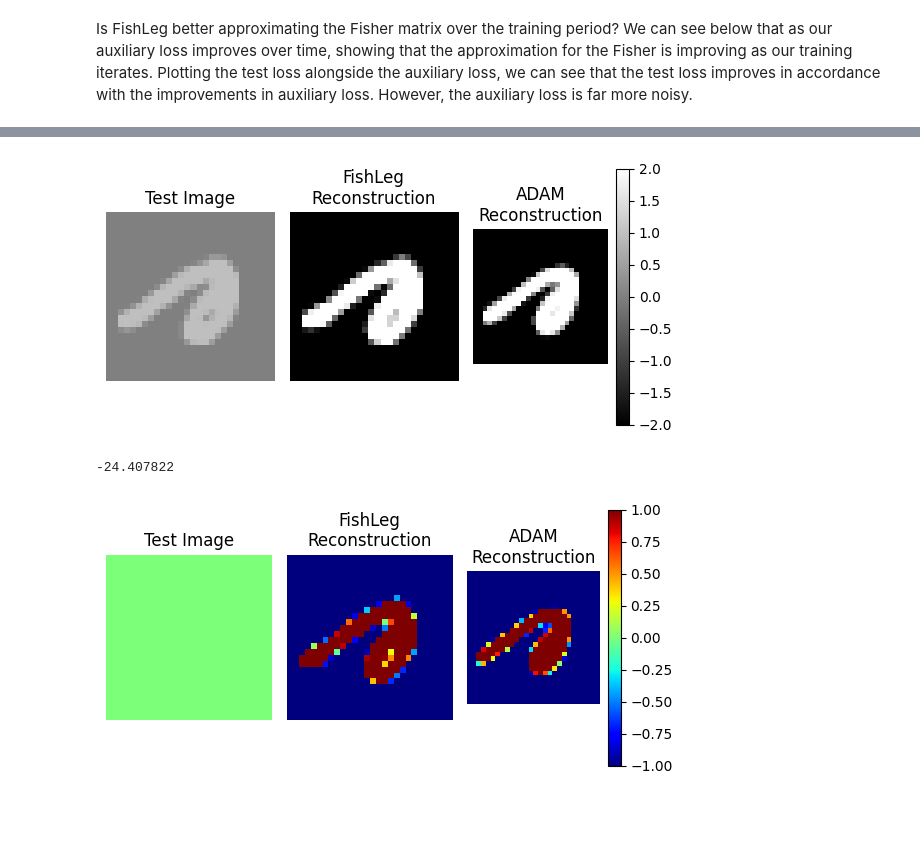
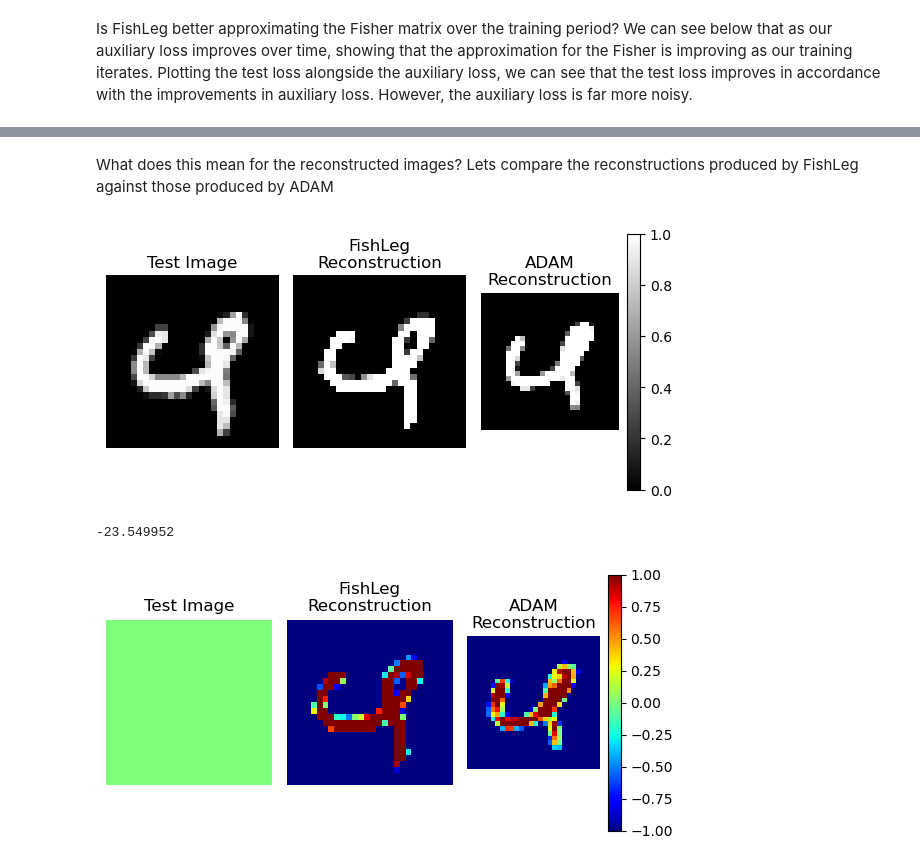
Before and after one commit to mtkresearch/FishLeg, a Jupyter notebook: examples/MNIST_autoencoder.ipynb, the cells around one changed output, grey strips where cells are left out. Drawn from its saved outputs; the diff is of its cells as text; code cells hidden in the pictures; blank space fills up the shorter version.

```diff
--- a/examples/MNIST_autoencoder.ipynb
+++ b/examples/MNIST_autoencoder.ipynb
@@ -400,37 +407,38 @@ plt.show()
+# %% [markdown]
+What does this mean for the reconstructed images? Lets compare the reconstructions produced by FishLeg against those produced by ADAM
 # %%
-i=3
-vmin = -2#np.min(np.array(test_dataset[i])[0])
-vmax = 2#np.max(np.array(test_dataset[i])[0])
+i=5
+vmax = 1#np.max(np.array(test_dataset[i])[0])
+vmin = 0#np.min(np.array(test_dataset[i])[0])
 cmap = 'gray'
 
 fig, axs = plt.subplots(1,3, figsize=(6,3))
 axs=axs.flatten()
 
 test_img = np.array(test_dataset[i])[0]
 axs[0].imshow(test_img.reshape(28,28), cmap=cmap, vmin=vmin, vmax=vmax)
 axs[0].axis('off')
 axs[0].set_title(f"Test Image")
 
 fishleg_reconstruction = model_FishLeg(test_dataset[i][0].to(device)).cpu().detach().numpy()
 axs[1].imshow(np.array(fishleg_reconstruction).reshape(28,28), cmap=cmap, vmin=vmin, vmax=vmax)
 axs[1].axis('off')
 axs[1].set_title(f"FishLeg\nReconstruction")
 
 adam_reconstruction = model_ADAM(test_dataset[i][0].to(device)).cpu().detach().numpy()
 pl = axs[2].imshow(np.array(adam_reconstruction).reshape(28,28), cmap=cmap, vmin=vmin, vmax=vmax)
 axs[2].axis('off')
 axs[2].set_title(f"ADAM\nReconstruction")
 
 fig.colorbar(pl)
 plt.tight_layout()
 # %% [output]
-[figure, old version]
+[figure, new version]
 # %%
 min(adam_reconstruction)
 # %% [output]
--24.407822
+-23.549952
 # %%
-i=3
 vmin = -1
 vmax = 1
 cmap = 'jet'
@@ -456,4 +464,4 @@ axs[2].set_title(f"ADAM\nReconstruction")
 fig.colorbar(pl)
 plt.tight_layout()
 # %% [output]
-[figure, old version]
+[figure, new version]
```
Also changed, not shown: parts of 9 cells of this notebook, 2 other files.
